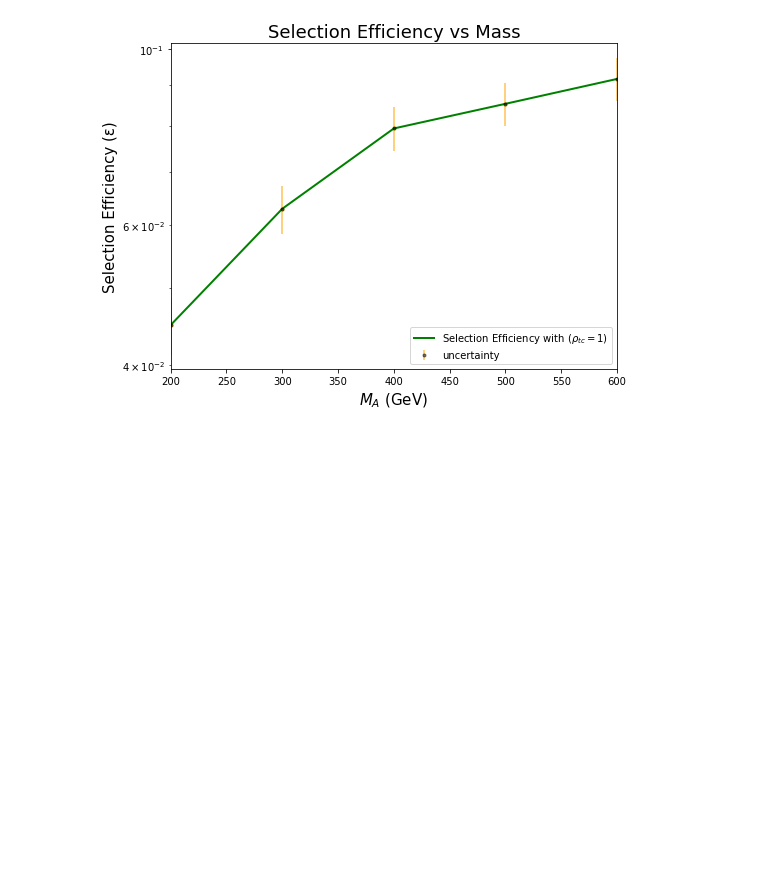
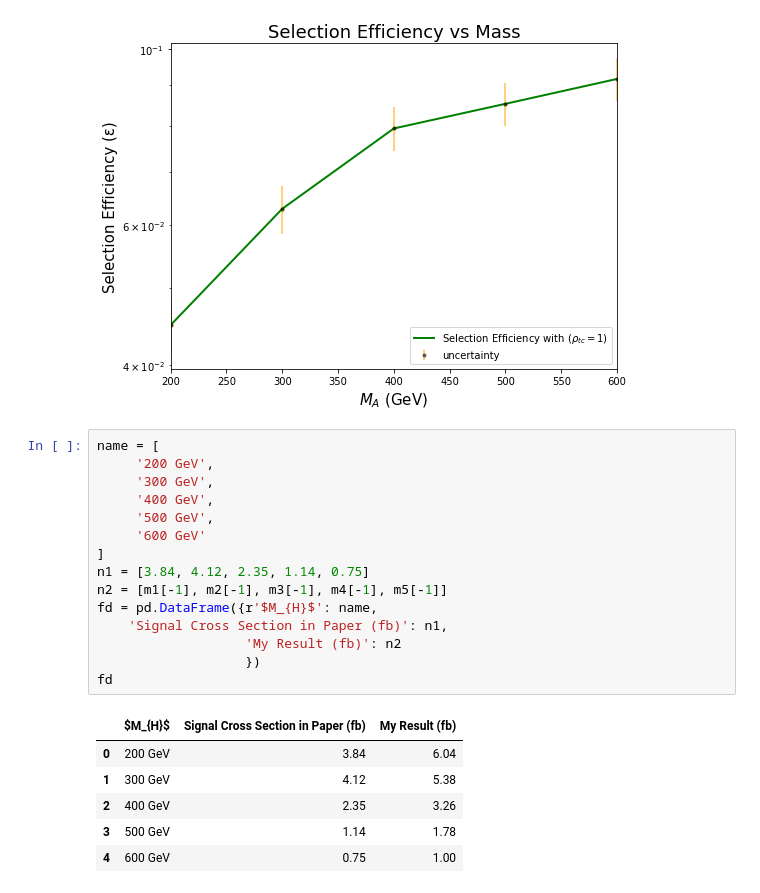
Before and after one commit to dlai211/Triple-Top, a Jupyter notebook: SS2t/SS2t.ipynb, the cells around one changed output. Saved outputs shown, nothing was run; the diff lists cells and outputs as text; blank space fills up the shorter version.

```diff
--- a/SS2t/SS2t.ipynb
+++ b/SS2t/SS2t.ipynb
@@ -211,3 +211,25 @@ plt.show()
 # %% [output]
 <Figure size 432x288 with 0 Axes>
 [figure]
+# %%
+name = [
+     '200 GeV',
+     '300 GeV',
+     '400 GeV',
+     '500 GeV',
+     '600 GeV'
+]
+n1 = [3.84, 4.12, 2.35, 1.14, 0.75]
+n2 = [m1[-1], m2[-1], m3[-1], m4[-1], m5[-1]]
+fd = pd.DataFrame({r'$M_{H}$': name,
+    'Signal Cross Section in Paper (fb)': n1,
+                   'My Result (fb)': n2
+                   })
+fd
+# %% [output]
+|  | $M_{H}$ | Signal Cross Section in Paper (fb) | My Result (fb) |
+| 0 | 200 GeV | 3.84 | 6.04 |
+| 1 | 300 GeV | 4.12 | 5.38 |
+| 2 | 400 GeV | 2.35 | 3.26 |
+| 3 | 500 GeV | 1.14 | 1.78 |
+| 4 | 600 GeV | 0.75 | 1.00 |
```
Also changed, not shown: parts of 2 cells of this notebook.
